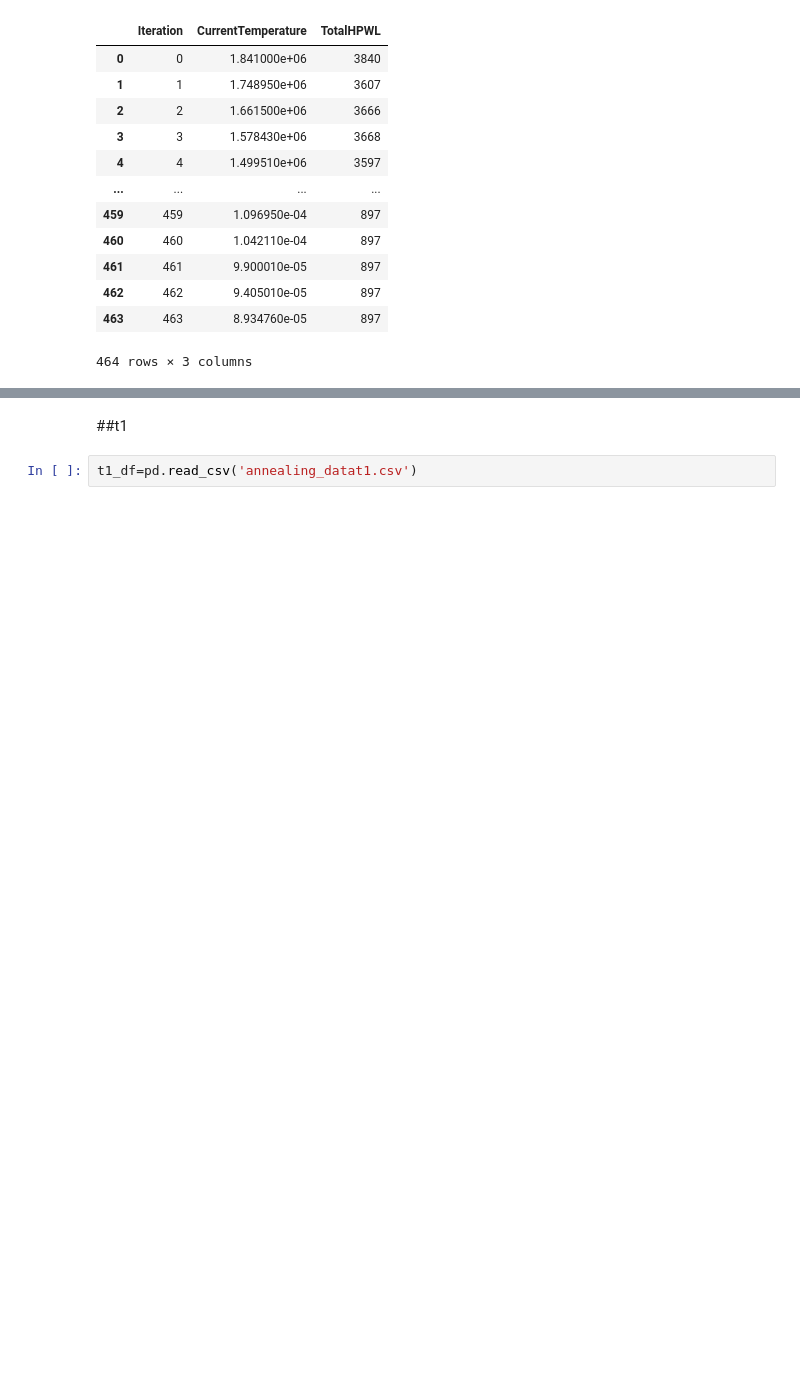
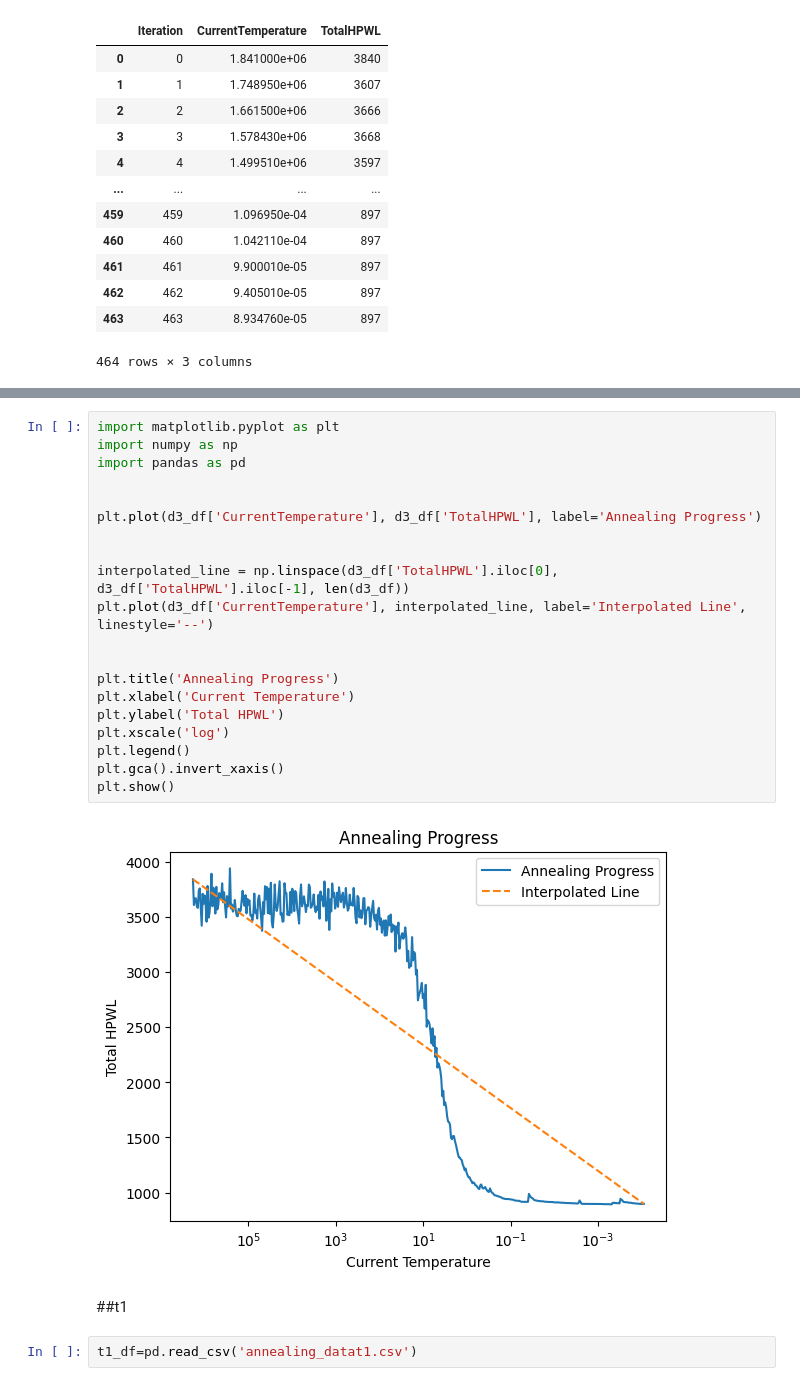
Before and after one commit to muhammadahmedelmahdy/DD2_Project, a Jupyter notebook: DD2_Graphs.ipynb, the cells around one changed output, grey strips where cells are left out. Drawn from its saved outputs; the diff is of its cells as text; blank space fills up the shorter version.

```diff
--- a/DD2_Graphs.ipynb
+++ b/DD2_Graphs.ipynb
@@ -142,6 +206,28 @@ fig.update_layout(
 fig.update_xaxes(autorange="reversed")
 # %% [output]
 [interactive output not drawn]
+# %%
+import matplotlib.pyplot as plt
+import numpy as np
+import pandas as pd
+
+
+plt.plot(d3_df['CurrentTemperature'], d3_df['TotalHPWL'], label='Annealing Progress')
+
+
+interpolated_line = np.linspace(d3_df['TotalHPWL'].iloc[0], d3_df['TotalHPWL'].iloc[-1], len(d3_df))
+plt.plot(d3_df['CurrentTemperature'], interpolated_line, label='Interpolated Line', linestyle='--')
+
+
+plt.title('Annealing Progress')
+plt.xlabel('Current Temperature')
+plt.ylabel('Total HPWL')
+plt.xscale('log')
+plt.legend()
+plt.gca().invert_xaxis()
+plt.show()
+# %% [output]
+[figure, added]
 # %% [markdown]
 ##t1
 # %%
```
Also changed, not shown: parts of 6 cells of this notebook.
